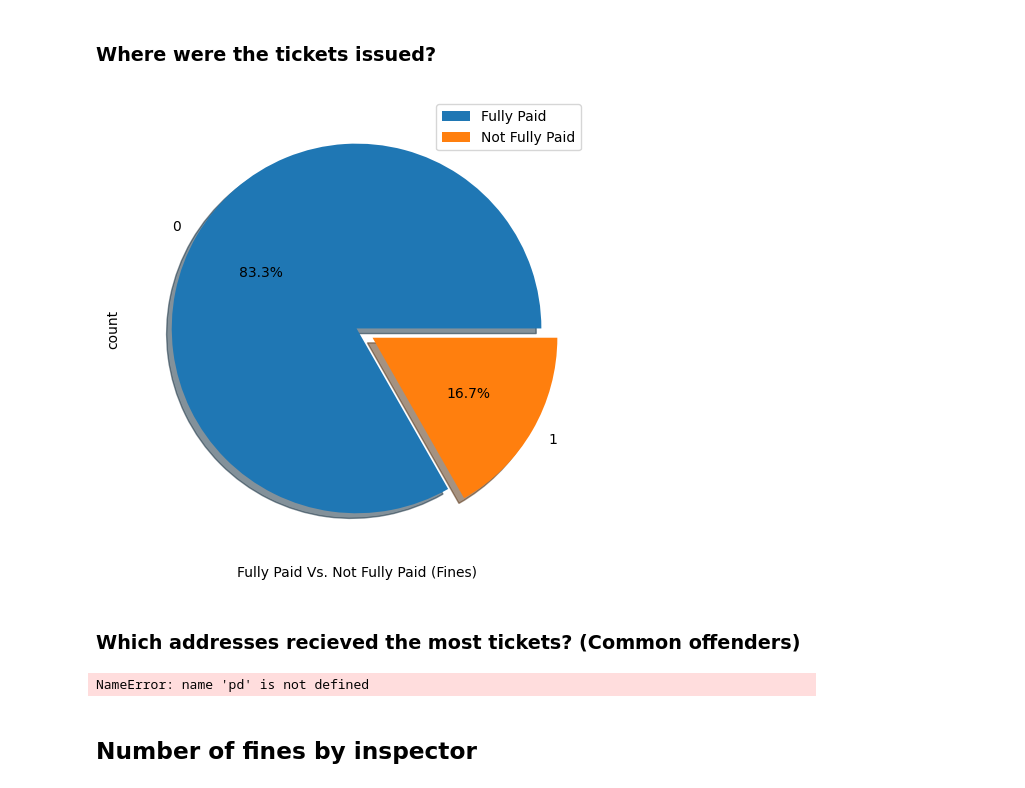
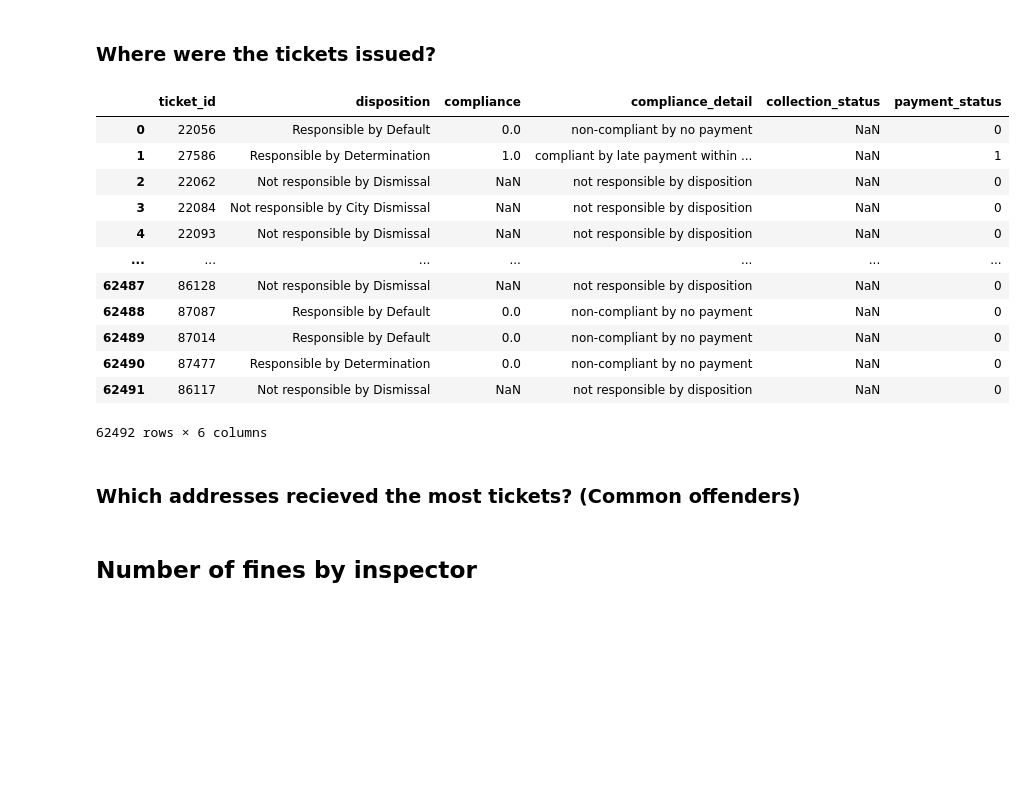
Before and after one commit to InigoSusilla/DataScienceOnDetroit, a Jupyter notebook: project1.ipynb, the cells around one changed output. Drawn from its saved outputs; the diff is of its cells as text; code cells hidden in the pictures; blank space fills up the shorter version.

Commit message:
Added compliance and disposition filtering

```diff
--- a/project1.ipynb
+++ b/project1.ipynb
@@ -24,0 +56,26 @@ df_fines.drop(columns=columns_to_delete,inplace = True)
+# %%
+df_fines['payment_status'] = df_fines['payment_status'].map(
+    lambda x: 0 if x == 'NO PAYMENT APPLIED'
+              else 1 if x == 'PARTIAL PAYMENT APPLIED'
+              else 2
+    )
+# %%
+not_responsible_tags = r'Not responsible by Dismissal\
+                        |Not responsible by City Dismissal\
+                        |Not responsible by Determination'
+responsible_tags = r'Responsible by Default\
+                    |Responsible by Determination\
+                    |Responsible by Admission'
+omitted_tags = (r'PENDING JUDGMENT|SET-ASIDE \(PENDING JUDGMENT\)')
+
+# Filter out fines that were not resolved
+df_fines = df_fines[df_fines.disposition.str.contains(omitted_tags) == False]
+
+# Change labels to boolean vals
+df_fines['disposition'] = df_fines['disposition'].map(
+    lambda x:
+        "Not responsible" if x in not_responsible_tags
+        else "Responsible")
+# %%
+# Remove fines that were dismissed
+df_fines = df_fines[df_fines['disposition'] == "Responsible"]
@@ -26,7 +118,3 @@ df_fines.drop(columns=columns_to_delete,inplace = True)
 ## Data exploration
 # %% [markdown]
 ### Header of the DataFrame
-# %%
-
-df_fines['payment_status'] = df_fines['payment_status'].map(lambda x: 1 if x == 'PAID IN FULL' else 0)
-df_fines.head(5)
@@ -146,39 +224,24 @@ fig = px.scatter_mapbox(df_latlons,
 fig.update_layout(mapbox_style="open-street-map")
 fig.update_layout(margin={"r":0,"t":0,"l":0,"b":0})
 fig.show()
-# %%
-
-import matplotlib.pyplot as plt
-# Helper function for data distribution
-# Visualize the proportion of borrowers
-def show_loan_distrib(data):
-  count = ""
-  if isinstance(data, pd.DataFrame):
-      count = data["payment_status"].value_counts()
-  else:
-      count = data.value_counts()
-
-
-  count.plot(kind = 'pie', explode = [0, 0.1],
-
-              figsize = (6, 6), autopct = '%1.1f%%', shadow = True)
-  plt.xlabel("Fully Paid Vs. Not Fully Paid (Fines)")
-  plt.ylabel("")
-  plt.legend(["Fully Paid", "Not Fully Paid"])
-  plt.show()
-
-
-# Visualize the proportion of borrowers
-show_loan_distrib(df_fines)
-# %% [output]
-[figure, removed]
+# %%
+df_fines[['ticket_id', 'disposition', 'compliance', 'compliance_detail', 'collection_status', 'payment_status']]
+# %% [output]
+|  | ticket_id | disposition | compliance | compliance_detail | collection_status | payment_status |
+| 0 | 22056 | Responsible by Default | 0.0 | non-compliant by no payment | NaN | 0 |
+| 1 | 27586 | Responsible by Determination | 1.0 | compliant by late payment within ... | NaN | 1 |
+| 2 | 22062 | Not responsible by Dismissal | NaN | not responsible by disposition | NaN | 0 |
+| 3 | 22084 | Not responsible by City Dismissal | NaN | not responsible by disposition | NaN | 0 |
+| 4 | 22093 | Not responsible by Dismissal | NaN | not responsible by disposition | NaN | 0 |
+| ... | ... | ... | ... | ... | ... | ... |
+| 62487 | 86128 | Not responsible by Dismissal | NaN | not responsible by disposition | NaN | 0 |
+| 62488 | 87087 | Responsible by Default | 0.0 | non-compliant by no payment | NaN | 0 |
+| 62489 | 87014 | Responsible by Default | 0.0 | non-compliant by no payment | NaN | 0 |
+| 62490 | 87477 | Responsible by Determination | 0.0 | non-compliant by no payment | NaN | 0 |
+| 62491 | 86117 | Not responsible by Dismissal | NaN | not responsible by disposition | NaN | 0 |
+62492 rows × 6 columns
 # %% [markdown]
 ### Which addresses recieved the most tickets? (Common offenders)
-# %%
-df_joint = pd.merge(df_fines, df_addresses,
-                    how='inner', on='ticket_id')['address'].value_counts()
-# %% [output]
-NameError: name 'pd' is not defined
 # %% [markdown]
 ## Number of fines by inspector
 # %%
```
Also changed, not shown: parts of 19 cells of this notebook.
